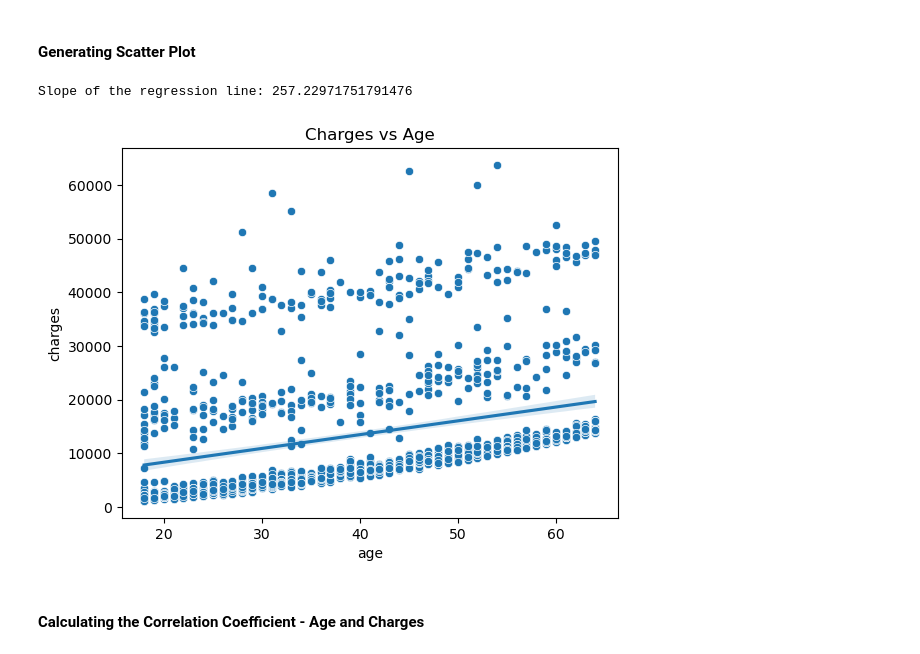
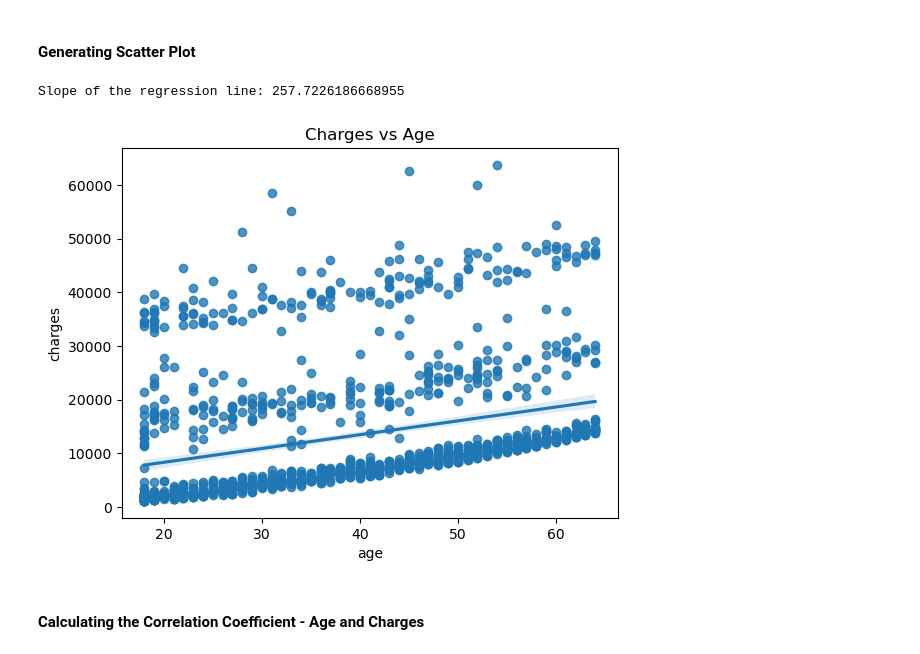
Before and after one commit to DeborahAkp/Portfolio, a Jupyter notebook: Python/Project 1 - Medical Insurance Costs/The Effect of Factors on Medical Insurance Costs.ipynb, the cells around one changed output. Cells and saved outputs as stored; diff of their text form; code cells hidden in the pictures.

```diff
--- a/Python/Project 1 - Medical Insurance Costs/The Effect of Factors on Medical Insurance Costs.ipynb
+++ b/Python/Project 1 - Medical Insurance Costs/The Effect of Factors on Medical Insurance Costs.ipynb
@@ -168,14 +168,13 @@ Text(0.5, 1.0, 'Distribution of Age')
 # %% [markdown]
 #### Generating Scatter Plot
 # %%
-sns.scatterplot(x="age", y="charges", data =df)
 plt.title('Charges vs Age')
-sns.regplot(x='age', y='charges', data=df, scatter=False)
+sns.regplot(x='age', y='charges', data=df, scatter=True)
 slope, intercept, r_value, p_value, std_err = stats.linregress(x=df["age"], y=df["charges"])
 print("Slope of the regression line:", slope)
 # %% [output]
-Slope of the regression line: 257.22971751791476
+Slope of the regression line: 257.7226186668955
-[figure, old version]
+[figure, new version]
 # %% [markdown]
 #### Calculating the Correlation Coefficient - Age and Charges
 # %%
```
Also changed, not shown: parts of 1 cell of this notebook.
